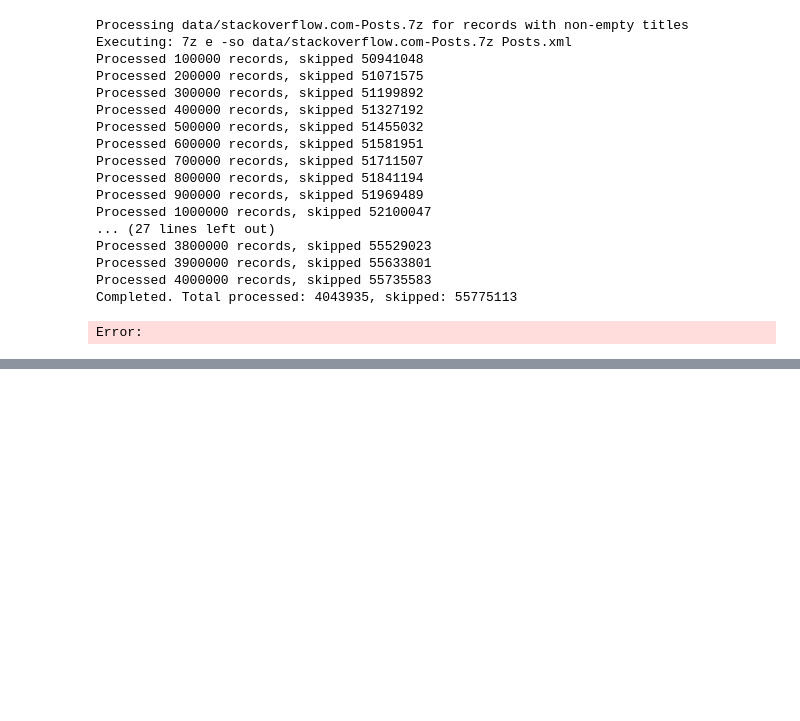
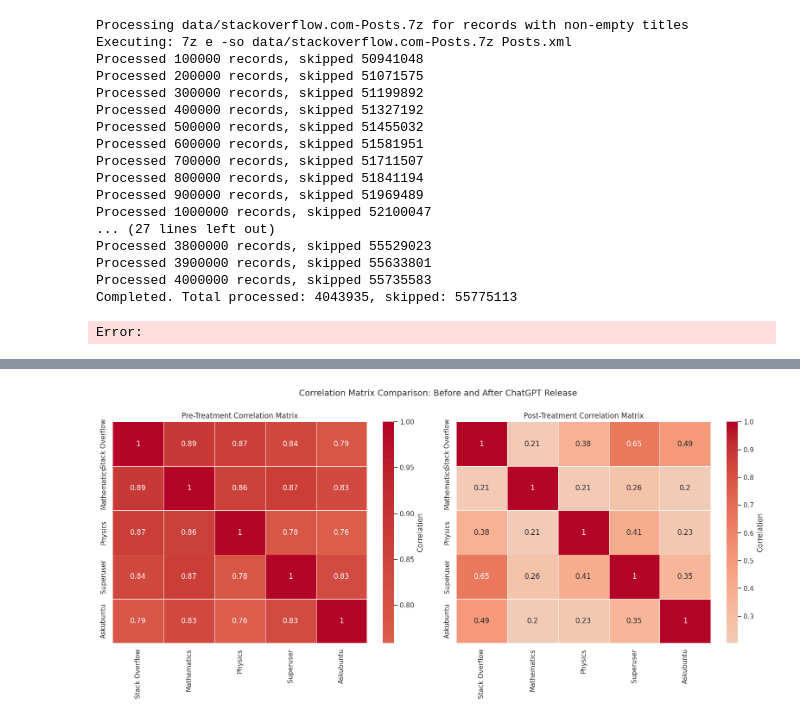
Before and after one commit to m9o8/bse_tm_final, a Jupyter notebook: st_test.ipynb, the cells around one changed output, grey strips where cells are left out. Cells and saved outputs as stored; diff of their text form; code cells hidden in the pictures; blank space fills up the shorter version.

```diff
--- a/st_test.ipynb
+++ b/st_test.ipynb
@@ -1290,0 +1435,58 @@ Error:
+# %%
+# Create subfigures for pre-treatment and post-treatment correlation matrices
+fig, axes = plt.subplots(1, 2, figsize=(16, 7))
+
+all_forums_weekly_transformed1 = pl.from_pandas(pivoted_data)
+
+# Specify which transformation to use
+cat = "_indexed_count"  # Use indexed count for better comparison
+correlation_cols = [x for x in all_forums_weekly_transformed1.columns if cat in x]
+labels = [x.replace(cat, "") for x in correlation_cols]
+
+# Pre-treatment correlation matrix
+pre_data = all_forums_weekly_transformed1.filter(
+    pl.col("week_start") <= treatment_date
+).drop_nans()
+pre_corr = pre_data.select(correlation_cols).corr()
+
+sns.heatmap(
+    pre_corr,
+    annot=True,
+    cmap="coolwarm",
+    center=0,
+    linewidths=0.5,
+    cbar_kws={"label": "Correlation"},
+    xticklabels=labels,
+    yticklabels=labels,
+    ax=axes[0],
+)
+axes[0].set_title("Pre-Treatment Correlation Matrix")
+
+# Post-treatment correlation matrix
+post_data = all_forums_weekly_transformed1.filter(
+    pl.col("week_start") > treatment_date
+).drop_nans()
+post_corr = post_data.select(correlation_cols).corr()
+
+sns.heatmap(
+    post_corr,
+    annot=True,
+    cmap="coolwarm",
+    center=0,
+    linewidths=0.5,
+    cbar_kws={"label": "Correlation"},
+    xticklabels=labels,
+    yticklabels=labels,
+    ax=axes[1],
+)
+axes[1].set_title("Post-Treatment Correlation Matrix")
+
+plt.tight_layout()
+plt.suptitle(
+    "Correlation Matrix Comparison: Before and After ChatGPT Release",
+    y=1.05,
+    fontsize=14,
+)
+plt.show()
+# %% [output]
+[figure, added]
```
Also changed, not shown: parts of 52 cells of this notebook, 6 other files.
